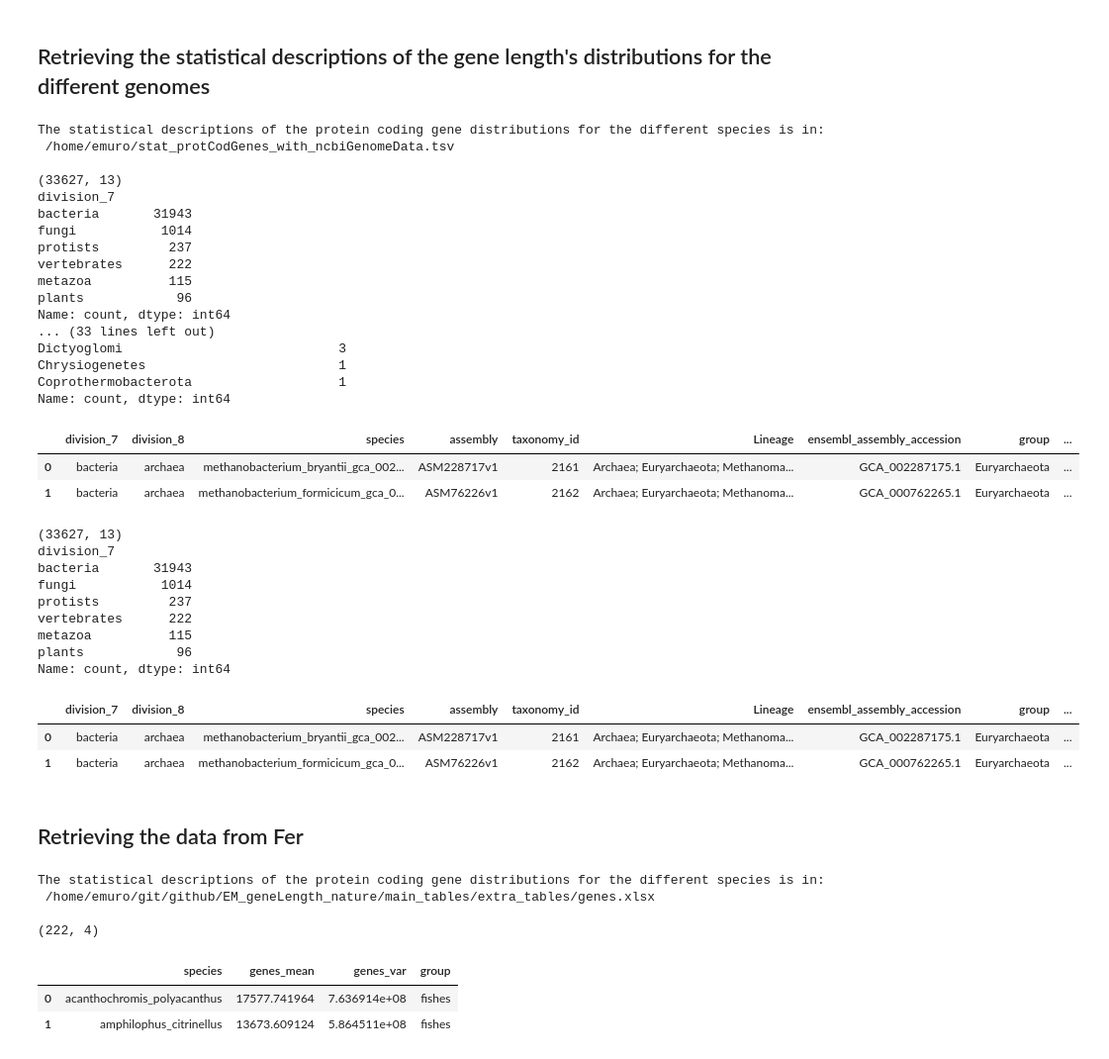
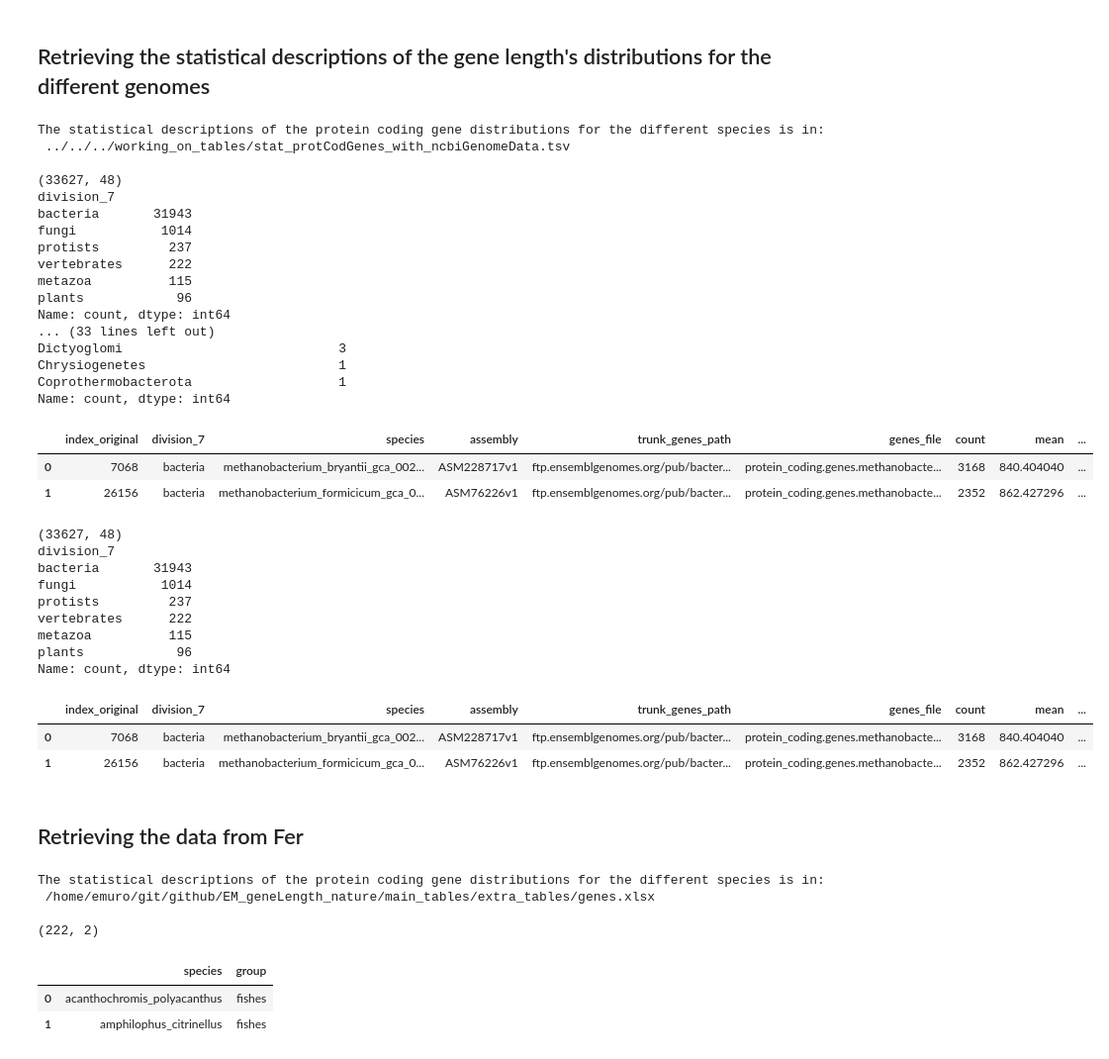
Before and after one commit to emuro/EM_probando, a Jupyter notebook: working_on/analysis/Fer_groups/protCodGenes_Fer_groups.ipynb, the cells around one changed output. Shown at 99% size. Saved outputs shown, nothing was run; the diff lists cells and outputs as text; code cells hidden in the pictures.

```diff
--- a/working_on/analysis/Fer_groups/protCodGenes_Fer_groups.ipynb
+++ b/working_on/analysis/Fer_groups/protCodGenes_Fer_groups.ipynb
@@ -7,47 +7,54 @@
 import numpy as np
 import pandas as pd
 from pathlib import Path
+
+#
+# init some data paths
+base_path              = "../../../"
+main_tables_path       = base_path        + "main_tables/"
+extra_tables_path      = main_tables_path + "extra_tables/"
+working_on_tables_path = base_path        + "working_on_tables/"
 # %% [markdown]
 ## Retrieving the statistical descriptions of the gene length's distributions for the different genomes
 # %%
 # statistics on length distribution for different species
-stat_file = "/home/emuro/stat_protCodGenes_with_ncbiGenomeData.tsv"
+stat_file = working_on_tables_path + "stat_protCodGenes_with_ncbiGenomeData.tsv"
 print("The statistical descriptions of the protein coding gene distributions for the different species is in:\n", stat_file, "\n")
 
 # retrieve data and diminish the number of columns
 stat_df = pd.read_csv(stat_file, low_memory=False, sep="\t")
 #stat_df = stat_df[["division_7", "division_8", "species", "taxonomy_id", "Lineage", "ensembl_assembly_accession", "group", "subgroup", "assembly_status"]]
 
 ##stat_df = stat_df[["division_7", "division_8", "species", "taxonomy_id", "Lineage", "group", "subgroup"]]
 
 # visualize the data frame
 if 1:
     print(stat_df.shape)
     print(stat_df.value_counts('division_7', dropna=False))
     print(stat_df.value_counts('group',      dropna=False))
     pd.set_option('display.max_columns',     stat_df.shape[1])
     display(stat_df.head(2))
 # %% [output]
 The statistical descriptions of the protein coding gene distributions for the different species is in:
- /home/emuro/stat_protCodGenes_with_ncbiGenomeData.tsv
+ ../../../working_on_tables/stat_protCodGenes_with_ncbiGenomeData.tsv
 
-(33627, 13)
+(33627, 48)
 division_7
 bacteria       31943
 fungi           1014
 protists         237
 vertebrates      222
 metazoa          115
 plants            96
 Name: count, dtype: int64
 ... (33 lines left out)
 Dictyoglomi                            3
 Chrysiogenetes                         1
 Coprothermobacterota                   1
 Name: count, dtype: int64
-|  | division_7 | division_8 | species | assembly | taxonomy_id | Lineage | ensembl_assembly_accession | group | ... |
-| 0 | bacteria | archaea | methanobacterium_bryantii_gca_002... | ASM228717v1 | 2161 | Archaea; Euryarchaeota; Methanoma... | GCA_002287175.1 | Euryarchaeota | ... |
-| 1 | bacteria | archaea | methanobacterium_formicicum_gca_0... | ASM76226v1 | 2162 | Archaea; Euryarchaeota; Methanoma... | GCA_000762265.1 | Euryarchaeota | ... |
+|  | index_original | division_7 | species | assembly | trunk_genes_path | genes_file | count | mean | ... |
+| 0 | 7068 | bacteria | methanobacterium_bryantii_gca_002... | ASM228717v1 | ftp.ensemblgenomes.org/pub/bacter... | protein_coding.genes.methanobacte... | 3168 | 840.404040 | ... |
+| 1 | 26156 | bacteria | methanobacterium_formicicum_gca_0... | ASM76226v1 | ftp.ensemblgenomes.org/pub/bacter... | protein_coding.genes.methanobacte... | 2352 | 862.427296 | ... |
 # %%
 ##stat_df["Fer_group"] = np.nan
 # visualize the data frame
@@ -57,7 +64,7 @@ if 1:
     pd.set_option('display.max_columns', stat_df.shape[1])
     display(stat_df.head(2))
 # %% [output]
-(33627, 13)
+(33627, 48)
 division_7
 bacteria       31943
 fungi           1014
@@ -66,9 +73,9 @@ vertebrates      222
 metazoa          115
 plants            96
 Name: count, dtype: int64
-|  | division_7 | division_8 | species | assembly | taxonomy_id | Lineage | ensembl_assembly_accession | group | ... |
-| 0 | bacteria | archaea | methanobacterium_bryantii_gca_002... | ASM228717v1 | 2161 | Archaea; Euryarchaeota; Methanoma... | GCA_002287175.1 | Euryarchaeota | ... |
-| 1 | bacteria | archaea | methanobacterium_formicicum_gca_0... | ASM76226v1 | 2162 | Archaea; Euryarchaeota; Methanoma... | GCA_000762265.1 | Euryarchaeota | ... |
+|  | index_original | division_7 | species | assembly | trunk_genes_path | genes_file | count | mean | ... |
+| 0 | 7068 | bacteria | methanobacterium_bryantii_gca_002... | ASM228717v1 | ftp.ensemblgenomes.org/pub/bacter... | protein_coding.genes.methanobacte... | 3168 | 840.404040 | ... |
+| 1 | 26156 | bacteria | methanobacterium_formicicum_gca_0... | ASM76226v1 | ftp.ensemblgenomes.org/pub/bacter... | protein_coding.genes.methanobacte... | 2352 | 862.427296 | ... |
 # %% [markdown]
 ## Retrieving the data from Fer
 # %%
@@ -78,7 +85,7 @@ print("The statistical descriptions of the protein coding gene distributions for
 
 # retrieve data and diminish the number of columns
 fer_df = pd.read_excel(fer_file, sheet_name="Vertebrata")
-#fer_df = fer_df[["division_7", "division_8", "species", "taxonomy_id", "Lineage", "ensembl_assembly_accession", "group", "subgroup", "assembly_status"]]
+fer_df = fer_df[["species", "group"]]
 
 # visualize the data frame
 if 1:
@@ -90,10 +97,10 @@ if 1:
 The statistical descriptions of the protein coding gene distributions for the different species is in:
  /home/emuro/git/github/EM_geneLength_nature/main_tables/extra_tables/genes.xlsx
 
-(222, 4)
+(222, 2)
-|  | species | genes_mean | genes_var | group |
-| 0 | acanthochromis_polyacanthus | 17577.741964 | 7.636914e+08 | fishes |
-| 1 | amphilophus_citrinellus | 13673.609124 | 5.864511e+08 | fishes |
+|  | species | group |
+| 0 | acanthochromis_polyacanthus | fishes |
+| 1 | amphilophus_citrinellus | fishes |
 # %%
 merged_df = pd.merge(stat_df, fer_df, on="species", how="left")
 merged_df = merged_df.rename(columns={'group_x': 'group', 'group_y': 'group_Fer'})
```
Also changed, not shown: parts of 2 cells of this notebook, 14 other files.
